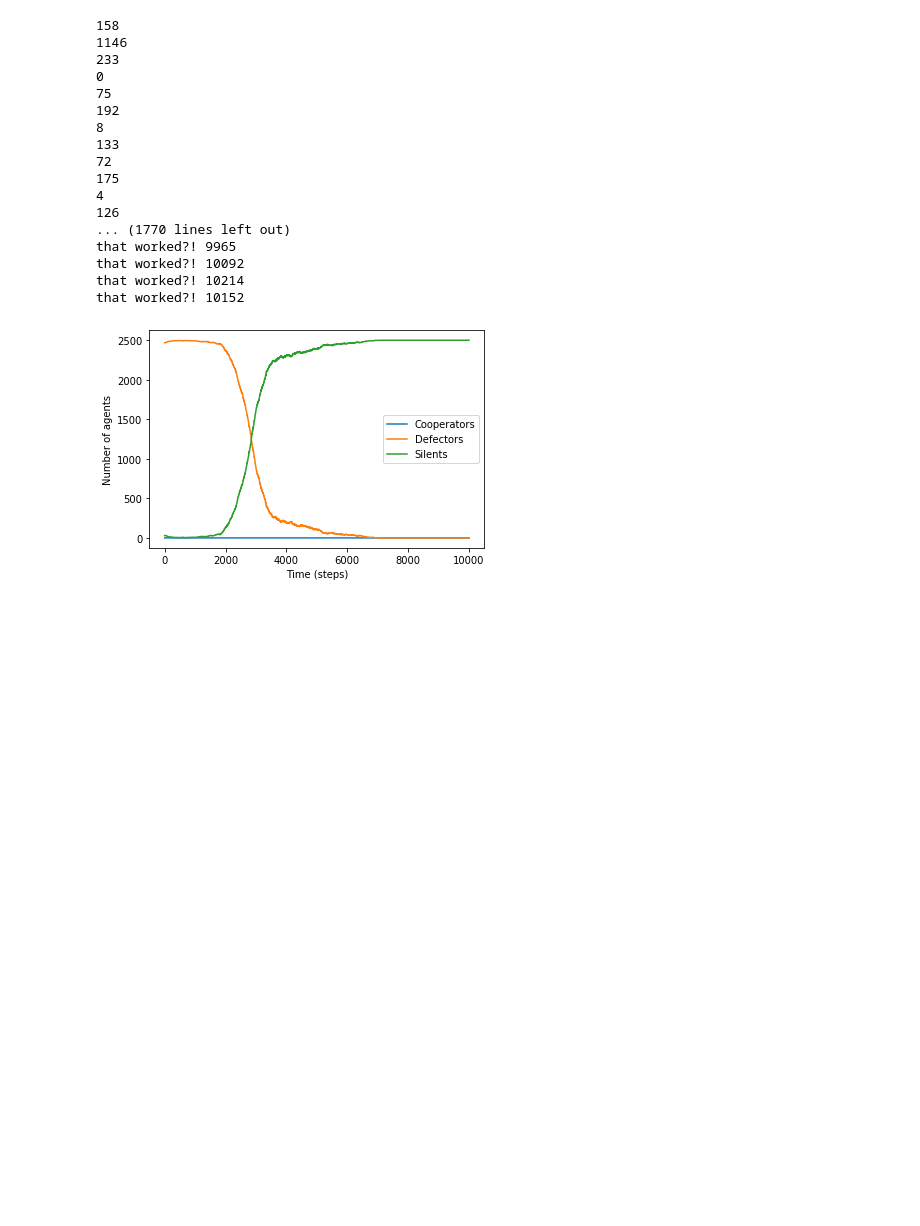
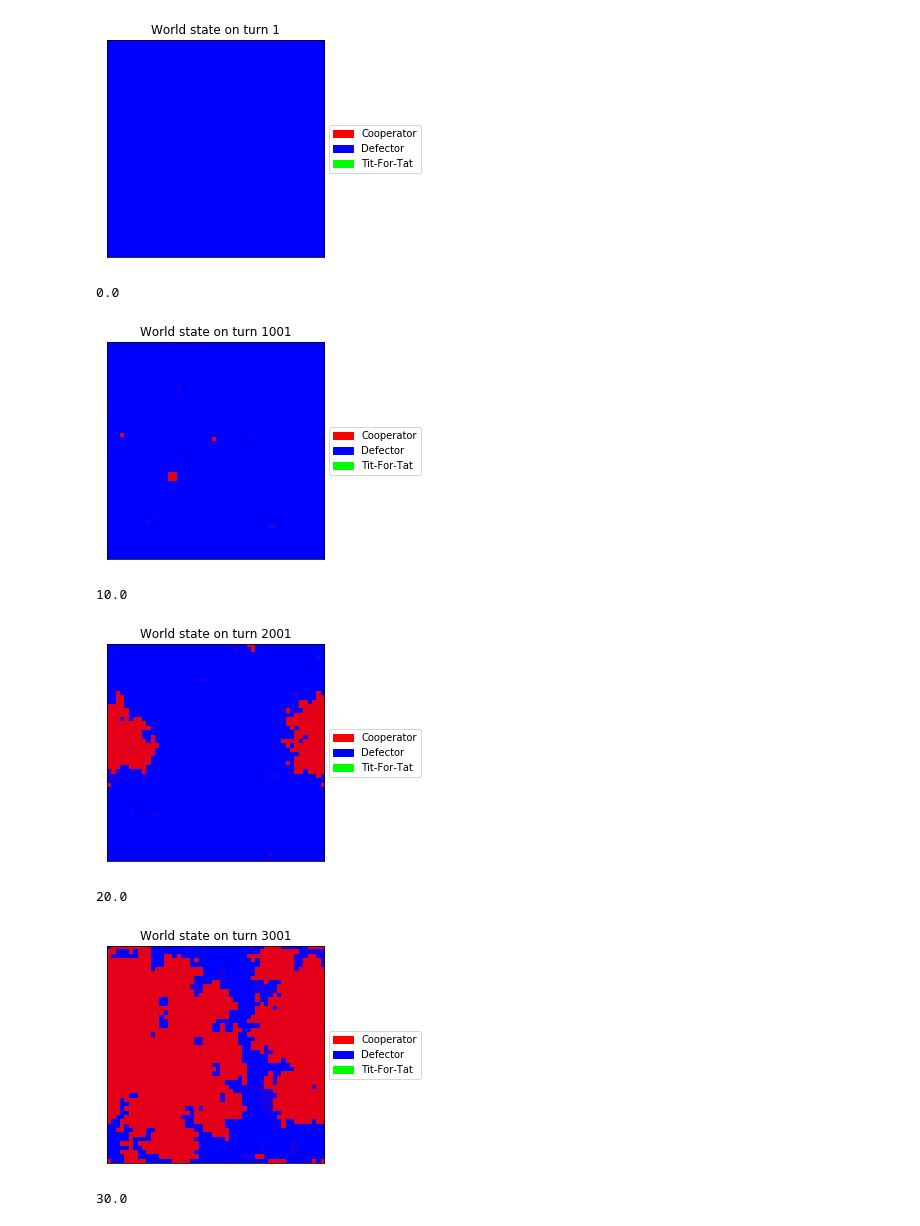
Before and after one commit to aselker/cooperation_emergence, a Jupyter notebook: code/Jupyter Notebook.ipynb, the cells around one changed output. Cells and saved outputs as stored; diff of their text form; code cells hidden in the pictures; blank space fills up the shorter version.

```diff
--- a/code/Jupyter Notebook.ipynb
+++ b/code/Jupyter Notebook.ipynb
@@ -308,39 +359,67 @@ class Agent:
 # %%
+mutate_rate = 1e-4
+num = 1
+# Experiment 1:
+# mutate_rate = 0
+# num = 10000
+# world = BasicWorld(n=50, bounds=[17,17,22,22], mutate_rate=mutate_rate, silent_coop=False)
+
+# Experiment 2:
+# mutate_rate = 1e-2
+# num = 10000
+# world = BasicWorld(n=50, mutate_rate=mutate_rate, silent_coop=False)
+
+# Experiment 3:
 mutate_rate = 1e-2
-# world = BasicWorld(n=40, mutate_rate=mutate_rate, bounds=(18, 18, 22, 22), silent_coop=False)
+num = 10000
 world = BasicWorld(n=50, mutate_rate=mutate_rate, silent_coop=True)
 
+# Experiment 4:
+# mutate_rate = 1e-4
+# num = 100000
 
-stats = {"time": [], "num_c": [], "num_d": [], "num_s": []}
-for _ in range(10000):
+# Experiment 5:
+# mutate_rate = 1e-2
+# num = 10000
+#world = BasicWorld(n=50, do_mutation=False, bounds=(17, 17, 23, 23), silent_coop=False)
+
+
+stats = {"time": [], "num_c": [], "num_d": [], "num_s": [], "num_t": []}
+
+for x in range(num):
     world.step()
     for key, value in world.get_stats().items():
-        stats[key].append(value)
+        if type(value) == np.int64:
+            stats[key].append(int(value))
+        else:
+            stats[key].append(value)
 
-plt.plot(stats["time"], stats["num_c"], label="Cooperators")
-plt.plot(stats["time"], stats["num_d"], label="Defectors")
-plt.plot(stats["time"], stats["num_s"], label="Silents")
+    if x % 1000 == 0:
+        # if False:
+        world.animate(1)
+        print(x / num * 100)
+
+world.animate(1)
+
+if max(stats["num_c"]) > 0:
+    plt.plot(stats["time"], stats["num_c"], label="Cooperators")
+if max(stats["num_d"]) > 0:
+    plt.plot(stats["time"], stats["num_d"], label="Defectors")
+if max(stats["num_s"]) > 0:
+    plt.plot(stats["time"], stats["num_s"], label="Silents")
+if max(stats["num_t"]) > 0:
+    plt.plot(stats["time"], stats["num_t"], label="Tit-For-Tats")
 
 plt.xlabel("Time (steps)")
 plt.ylabel("Number of agents")
 plt.legend()
 plt.show()
 # %% [output]
+[figure, new version]
-158
-1146
-233
-0
-75
-192
-8
-133
-72
-175
-4
-126
-... (1770 lines left out)
-that worked?! 9965
-that worked?! 10092
-that worked?! 10214
-that worked?! 10152
+0.0
-[figure, old version]
+[figure, added]
+10.0
+[figure, added]
+20.0
+[figure, added]
+30.0
```
Also changed, not shown: parts of 6 cells of this notebook, 1 other file.
